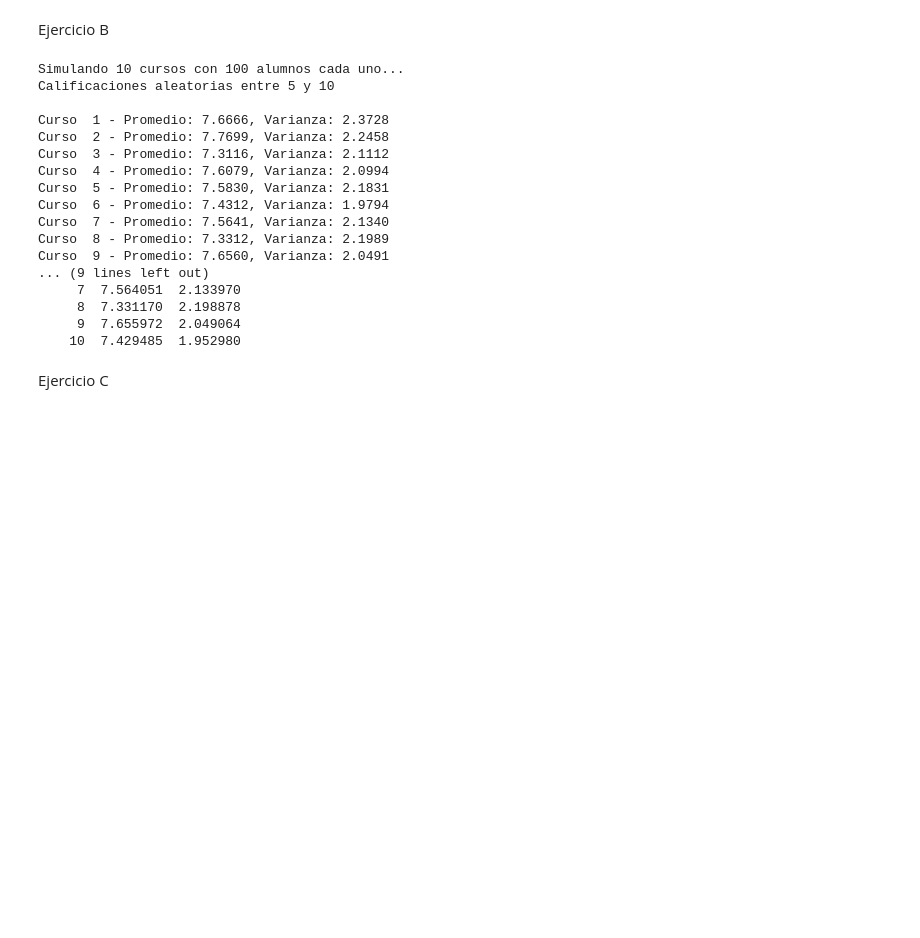
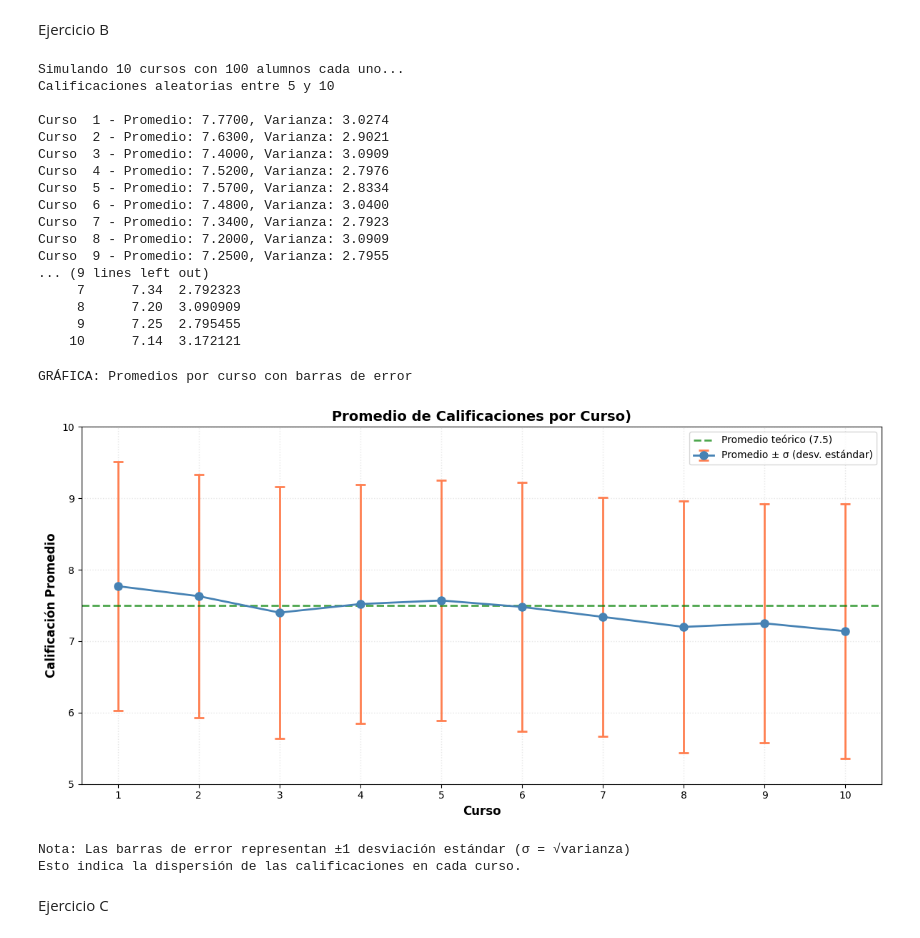
Before and after one commit to jhoselin48/SSF-Oto25JhoselinMarisolConstantinoEstrada, a Jupyter notebook: SSF_T10_Constantino_Estrada.ipynb, the cells around one changed output. Drawn from its saved outputs; the diff is of its cells as text; code cells hidden in the pictures; blank space fills up the shorter version.

```diff
--- a/SSF_T10_Constantino_Estrada.ipynb
+++ b/SSF_T10_Constantino_Estrada.ipynb
@@ -42,6 +42,7 @@ Probabilidad en porcentaje: 0.8502%
 # %% [markdown]
 Ejercicio B
 # %%
+import random
 # Parámetros
 num_alumnos = 100
 num_cursos = 10
@@ -58,7 +59,7 @@ print(f"Calificaciones aleatorias entre {calificacion_min} y {calificacion_max}\
 
 for i in range(num_cursos):
     # Generar calificaciones aleatorias (distribución uniforme)
-    calificaciones = np.random.uniform(calificacion_min, calificacion_max, num_alumnos)
+    calificaciones = [random.randint(calificacion_min, calificacion_max) for _ in range(num_alumnos)]
 
     # Calcular promedio y varianza
     promedio = np.mean(calificaciones)
@@ -82,20 +83,66 @@ print(df_resultados.to_string(index=False))
 Simulando 10 cursos con 100 alumnos cada uno...
 Calificaciones aleatorias entre 5 y 10
 
-Curso  1 - Promedio: 7.6666, Varianza: 2.3728
-Curso  2 - Promedio: 7.7699, Varianza: 2.2458
-Curso  3 - Promedio: 7.3116, Varianza: 2.1112
-Curso  4 - Promedio: 7.6079, Varianza: 2.0994
-Curso  5 - Promedio: 7.5830, Varianza: 2.1831
-Curso  6 - Promedio: 7.4312, Varianza: 1.9794
-Curso  7 - Promedio: 7.5641, Varianza: 2.1340
-Curso  8 - Promedio: 7.3312, Varianza: 2.1989
-Curso  9 - Promedio: 7.6560, Varianza: 2.0491
+Curso  1 - Promedio: 7.7700, Varianza: 3.0274
+Curso  2 - Promedio: 7.6300, Varianza: 2.9021
+Curso  3 - Promedio: 7.4000, Varianza: 3.0909
+Curso  4 - Promedio: 7.5200, Varianza: 2.7976
+Curso  5 - Promedio: 7.5700, Varianza: 2.8334
+Curso  6 - Promedio: 7.4800, Varianza: 3.0400
+Curso  7 - Promedio: 7.3400, Varianza: 2.7923
+Curso  8 - Promedio: 7.2000, Varianza: 3.0909
+Curso  9 - Promedio: 7.2500, Varianza: 2.7955
 ... (9 lines left out)
-     7  7.564051  2.133970
-     8  7.331170  2.198878
-     9  7.655972  2.049064
-    10  7.429485  1.952980
+     7      7.34  2.792323
+     8      7.20  3.090909
+     9      7.25  2.795455
+    10      7.14  3.172121
+# %%
+import matplotlib.pyplot as plt
+# GRÁFICA DE PROMEDIOS CON BARRAS DE ERROR
+print("GRÁFICA: Promedios por curso con barras de error")
+
+# Crear la gráfica
+plt.figure(figsize=(12, 6))
+
+# Extraer datos
+cursos = df_resultados['Curso']
+promedios = df_resultados['Promedio']
+varianzas = df_resultados['Varianza']
+
+# Desviación estándar = raíz cuadrada de la varianza
+desviaciones = np.sqrt(varianzas)
+
+# Gráfica de barras con barras de error
+plt.errorbar(cursos, promedios, yerr=desviaciones,
+             fmt='o-', markersize=8, capsize=5, capthick=2,
+             color='steelblue', ecolor='coral', linewidth=2,
+             label='Promedio ± σ (desv. estándar)')
+
+# Línea de referencia del valor teórico esperado (7.5)
+plt.axhline(y=7.5, color='green', linestyle='--', linewidth=2,
+            alpha=0.7, label='Promedio teórico (7.5)')
+
+# Configuración de la gráfica
+plt.xlabel('Curso', fontsize=12, fontweight='bold')
+plt.ylabel('Calificación Promedio', fontsize=12, fontweight='bold')
+plt.title('Promedio de Calificaciones por Curso)', fontsize=14, fontweight='bold')
+plt.xticks(cursos)
+plt.ylim(5, 10)
+plt.grid(True, alpha=0.3, linestyle=':', linewidth=1)
+plt.legend(loc='best', fontsize=10)
+plt.tight_layout()
+
+# Mostrar la gráfica
+plt.show()
+
+print("\nNota: Las barras de error representan ±1 desviación estándar (σ = √varianza)")
+print("Esto indica la dispersión de las calificaciones en cada curso.")
+# %% [output]
+GRÁFICA: Promedios por curso con barras de error
+[figure, added]
+Nota: Las barras de error representan ±1 desviación estándar (σ = √varianza)
+Esto indica la dispersión de las calificaciones en cada curso.
 # %% [markdown]
 Ejercicio C
 # %%
```
